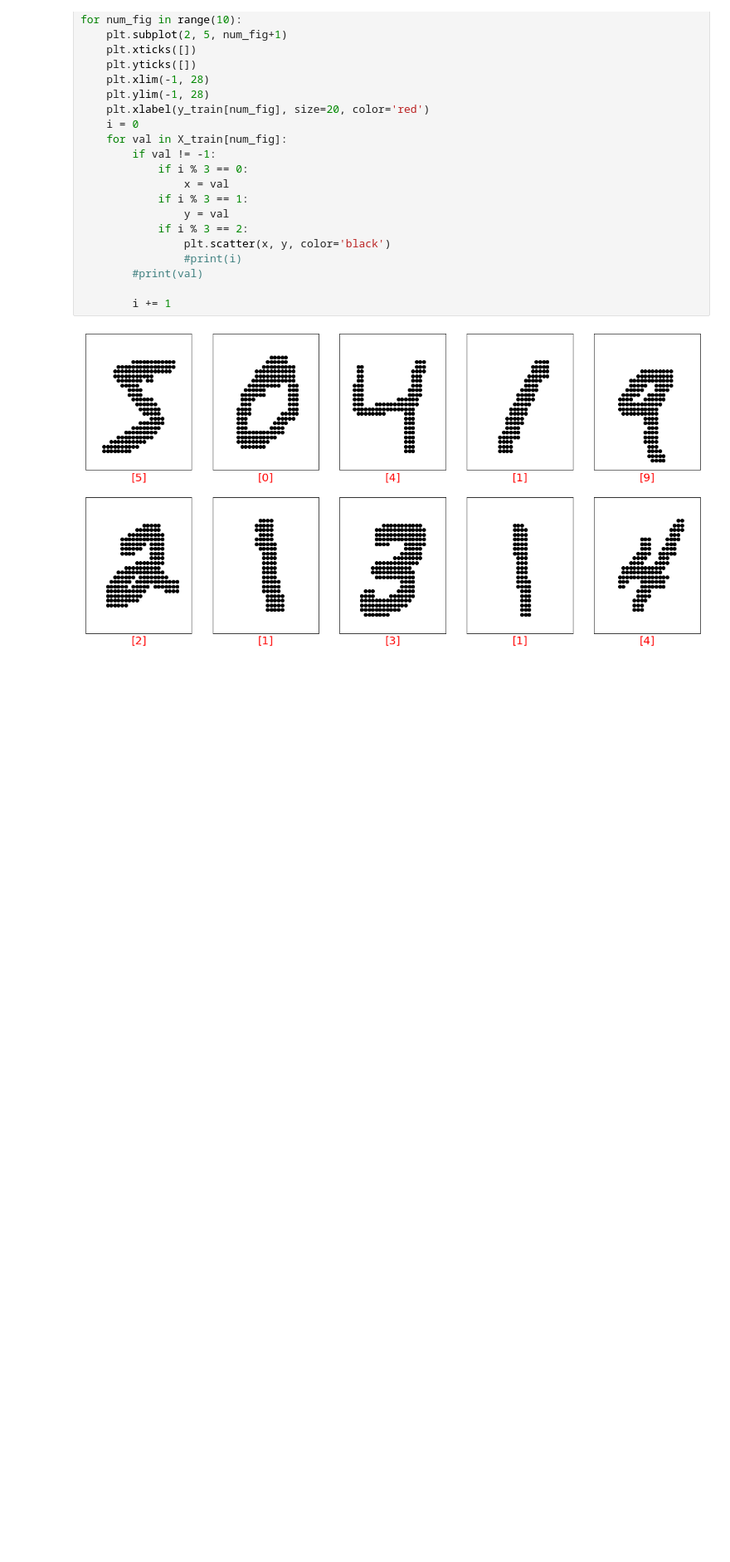
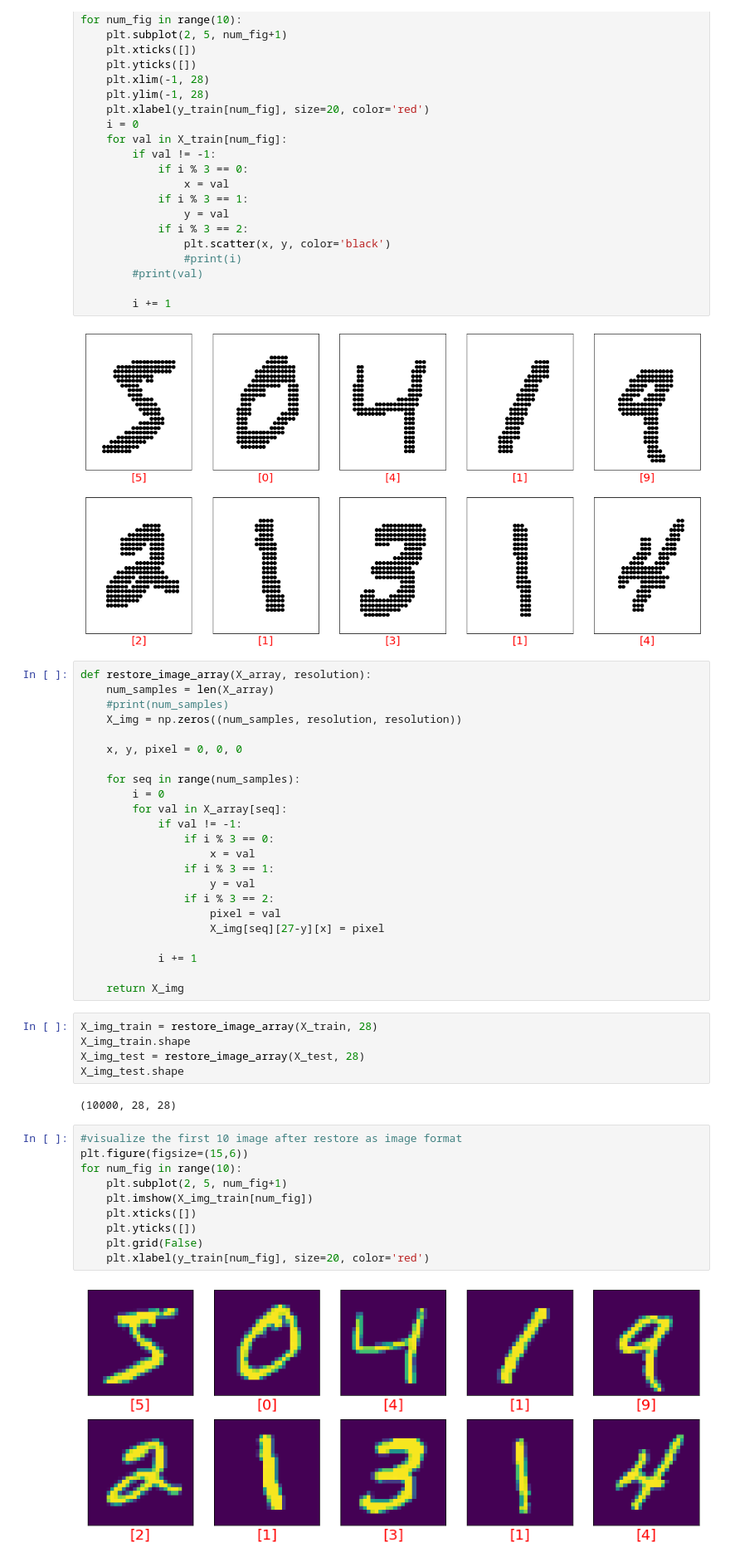
Before and after one commit to TOMMYWHY/basic-study, a Jupyter notebook: torch-study/t003-mnist.ipynb, the cells around one changed output. Shown: that part at 83% size. Saved outputs shown, nothing was run; the diff lists cells and outputs as text; blank space fills up the shorter version.

```diff
--- a/torch-study/t003-mnist.ipynb
+++ b/torch-study/t003-mnist.ipynb
@@ -71,3 +71,45 @@ for num_fig in range(10):
         i += 1
 # %% [output]
 [figure]
+# %%
+def restore_image_array(X_array, resolution):
+    num_samples = len(X_array)
+    #print(num_samples)
+    X_img = np.zeros((num_samples, resolution, resolution))
+
+    x, y, pixel = 0, 0, 0
+
+    for seq in range(num_samples):
+        i = 0
+        for val in X_array[seq]:
+            if val != -1:
+                if i % 3 == 0:
+                    x = val
+                if i % 3 == 1:
+                    y = val
+                if i % 3 == 2:
+                    pixel = val
+                    X_img[seq][27-y][x] = pixel
+
+            i += 1
+
+    return X_img
+# %%
+X_img_train = restore_image_array(X_train, 28)
+X_img_train.shape
+X_img_test = restore_image_array(X_test, 28)
+X_img_test.shape
+# %% [output]
+(10000, 28, 28)
+# %%
+#visualize the first 10 image after restore as image format
+plt.figure(figsize=(15,6))
+for num_fig in range(10):
+    plt.subplot(2, 5, num_fig+1)
+    plt.imshow(X_img_train[num_fig])
+    plt.xticks([])
+    plt.yticks([])
+    plt.grid(False)
+    plt.xlabel(y_train[num_fig], size=20, color='red')
+# %% [output]
+[figure, added]
```
Also changed, not shown: parts of 19 cells of this notebook.
